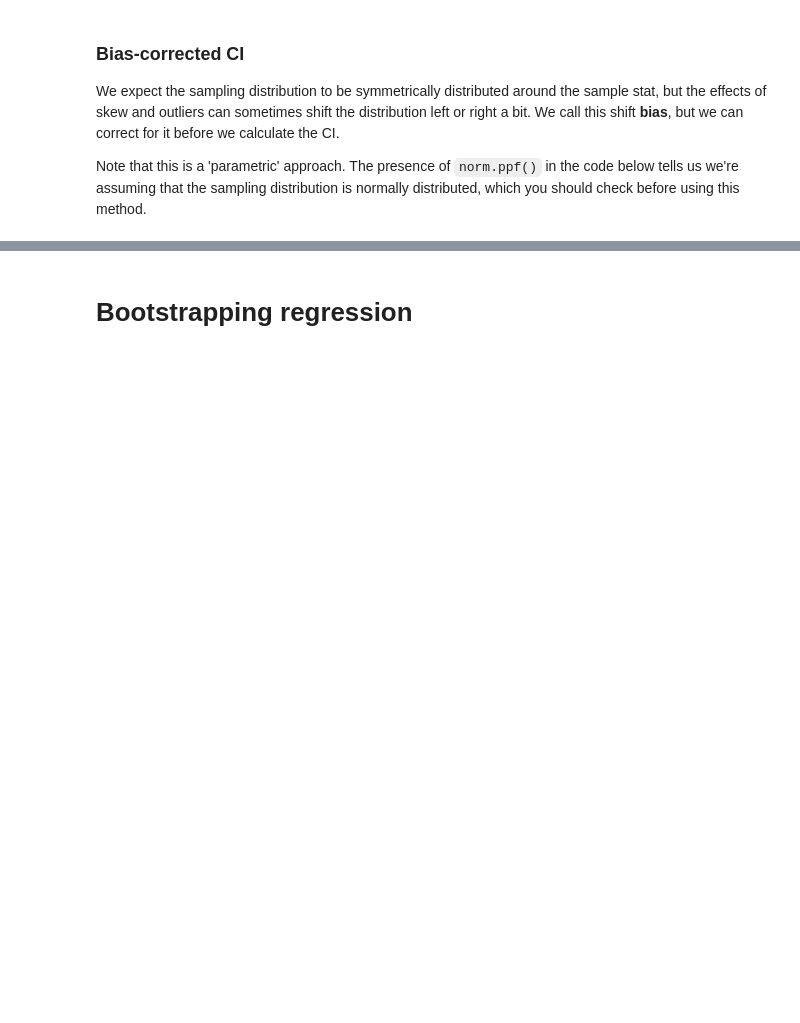
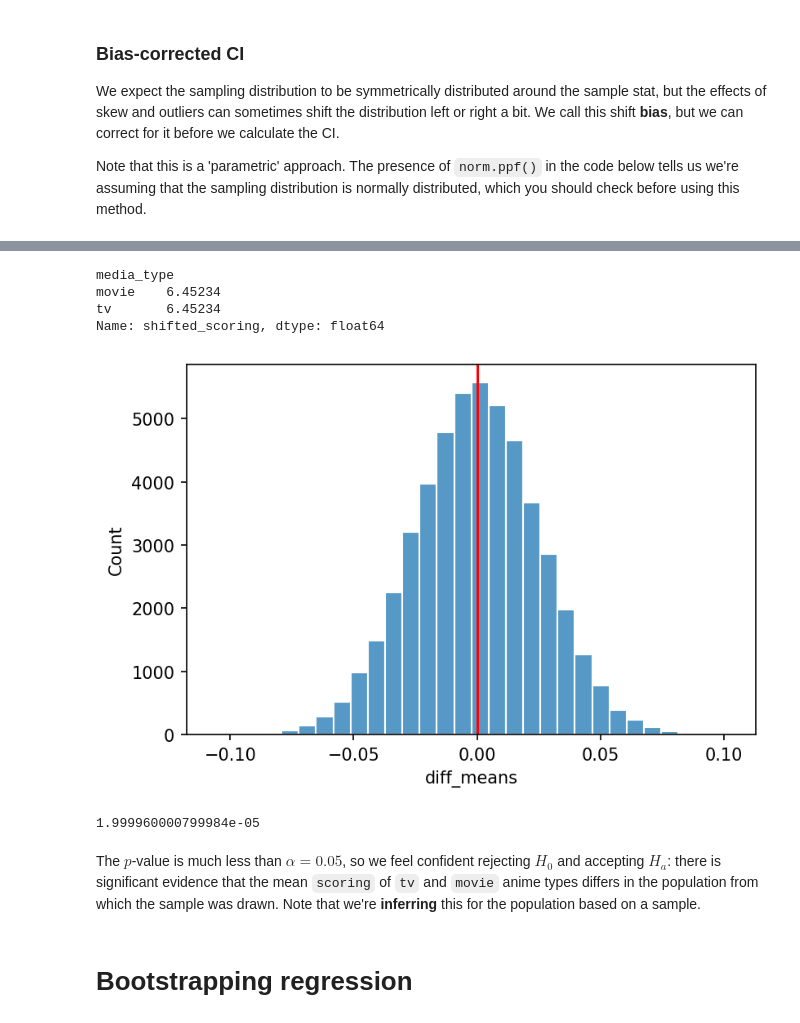
Before and after one commit to derekmiddlemiss/python-resampling, a Jupyter notebook: Resampling_v2.ipynb, the cells around one changed output, grey strips where cells are left out. Saved outputs shown, nothing was run; the diff lists cells and outputs as text; code cells hidden in the pictures; blank space fills up the shorter version.

Commit message:
adds in hypo tests

```diff
--- a/Resampling_v2.ipynb
+++ b/Resampling_v2.ipynb
@@ -549,0 +573,7 @@ The outcome of the test is typically determined by calculating a $p$-value ($p$
+# %%
+single_sample['shifted_scoring'] = np.where(
+    single_sample.media_type == "tv",
+    single_sample.scoring - sample_statistic,
+    single_sample.scoring
+)
+single_sample
@@ -550,3 +594,35 @@ The outcome of the test is typically determined by calculating a $p$-value ($p$
+# %%
+single_sample \
+    .groupby("media_type") \
+    .shifted_scoring \
+    .mean()
+# %% [output]
+media_type
+movie    6.45234
+tv       6.45234
+Name: shifted_scoring, dtype: float64
+# %%
+bootstrap_null_dist = create_diff_means_bootstrap_dist(
+    sample=single_sample,
+    score_column="shifted_scoring",
+    group_column="media_type",
+    group_labels=["tv", "movie"],
+    num_resamples=50000
+)
+# %%
+sns.histplot(bootstrap_null_dist.diff_means, bins=30, edgecolor="white");
+plt.axvline(0, 0, 1, color="red");
+# %% [output]
+[figure, added]
+# %%
+# there's at least one resample where there is true: the original resample
+# two-tailed hypothesis test: we're interested in deviations in both directions
+p_value = (np.sum(np.where( np.abs(bootstrap_null_dist.diff_means) >= sample_statistic, 1, 0 )) + 1)/ ( 50000 + 1)
+p_value
+# %% [output]
+1.999960000799984e-05
+# %% [markdown]
+The $p$-value is much less than $\alpha = 0.05$, so we feel confident rejecting $H_0$ and accepting $H_a$: there is significant evidence that the mean `scoring` of `tv` and `movie` anime types differs in the population from which the sample was drawn. Note that we're **inferring** this for the population based on a sample.
 # %% [markdown]
 # Bootstrapping regression
 # %%
```
Also changed, not shown: parts of 55 cells of this notebook.
